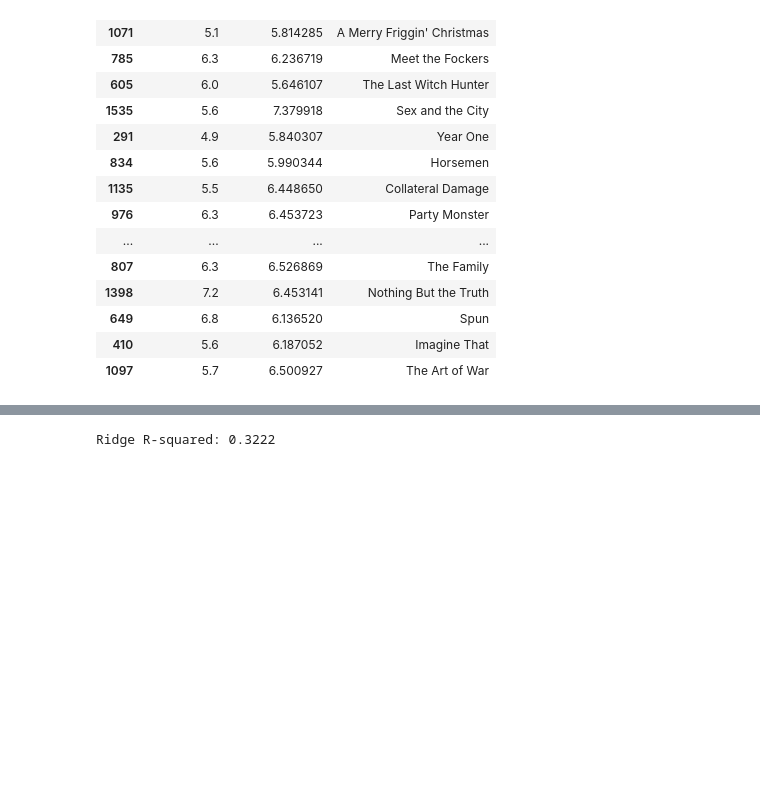
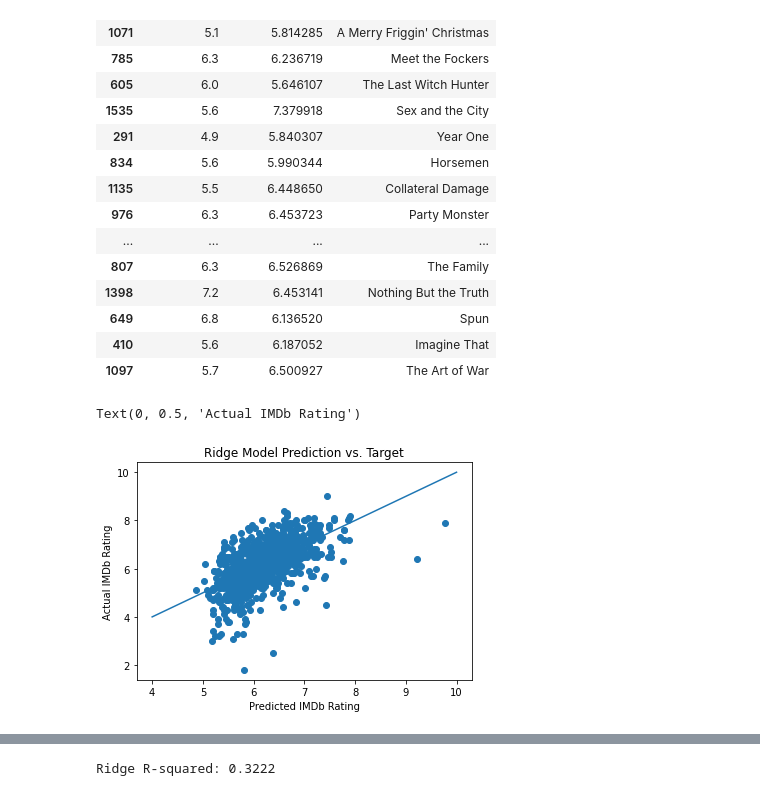
Before and after one commit to danielbrock4/Ratings_On_Demand, a Jupyter notebook: Jupyter_Notebook_Files/Predict_IMDB_Ratings_RidgeRegression.ipynb, the cells around one changed output, grey strips where cells are left out. Saved outputs shown, nothing was run; the diff lists cells and outputs as text; code cells hidden in the pictures; blank space fills up the shorter version.

```diff
--- a/Jupyter_Notebook_Files/Predict_IMDB_Ratings_RidgeRegression.ipynb
+++ b/Jupyter_Notebook_Files/Predict_IMDB_Ratings_RidgeRegression.ipynb
@@ -117,7 +140,7 @@ y = final_main_df['imdb_rating']
 # %%
 # Train, Test, & Split
 
-x_train, x_test, y_train, y_test = train_test_split(X, y, test_size = 0.3, random_state = 42)
+X_train, X_test, y_train, y_test = train_test_split(X, y, test_size = 0.3, random_state = 42)
 # %%
 # Rescale data
 scaler = StandardScaler()
@@ -157,3 +180,14 @@ rr_diff.head(40)
 | 649 | 6.8 | 6.136520 | Spun |
 | 410 | 5.6 | 6.187052 | Imagine That |
 | 1097 | 5.7 | 6.500927 | The Art of War |
+# %%
+#Create prediction vs target plot
+
+plt.scatter(y_pred_rr, y_test)
+plt.plot(np.linspace(4,10), np.linspace(4,10))
+plt.title('Ridge Model Prediction vs. Target')
+plt.xlabel('Predicted IMDb Rating')
+plt.ylabel('Actual IMDb Rating')
+# %% [output]
+Text(0, 0.5, 'Actual IMDb Rating')
+[figure, added]
```
Also changed, not shown: parts of 17 cells of this notebook, 5 other files.
